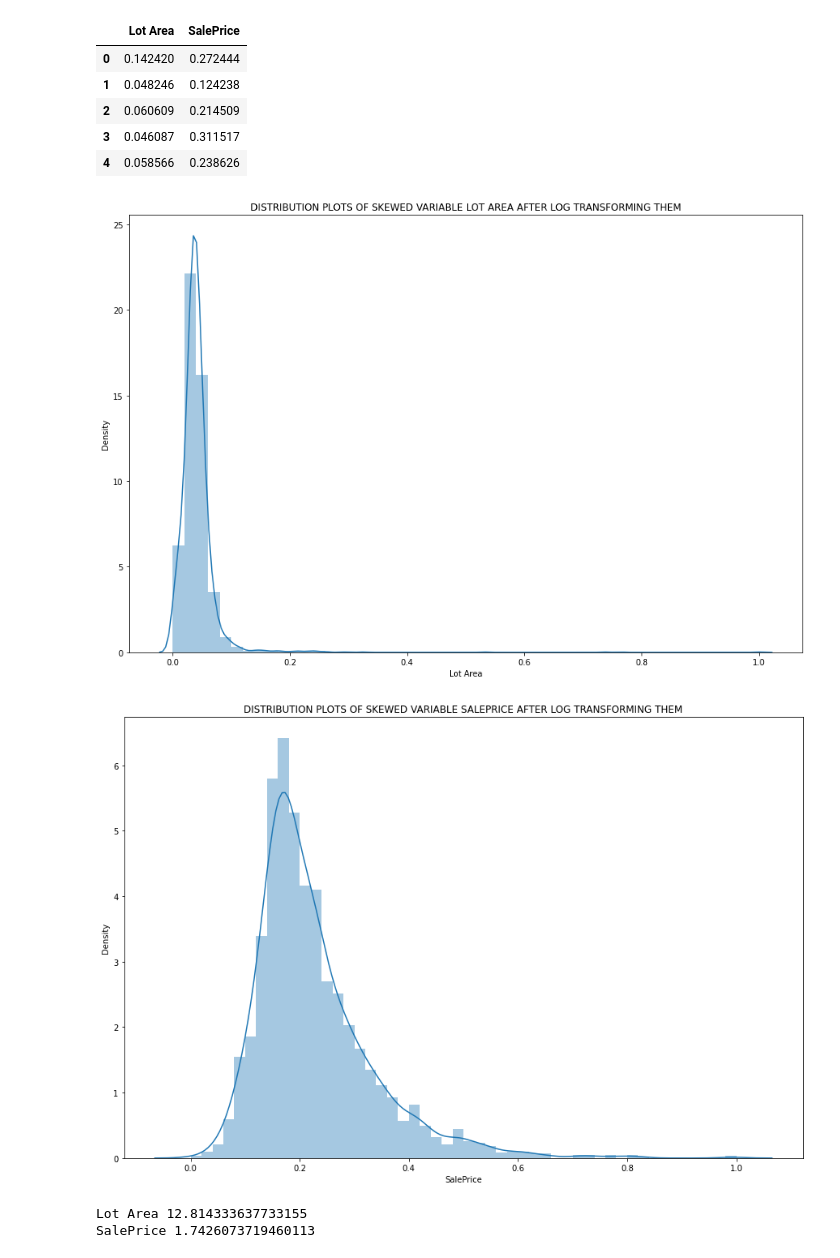
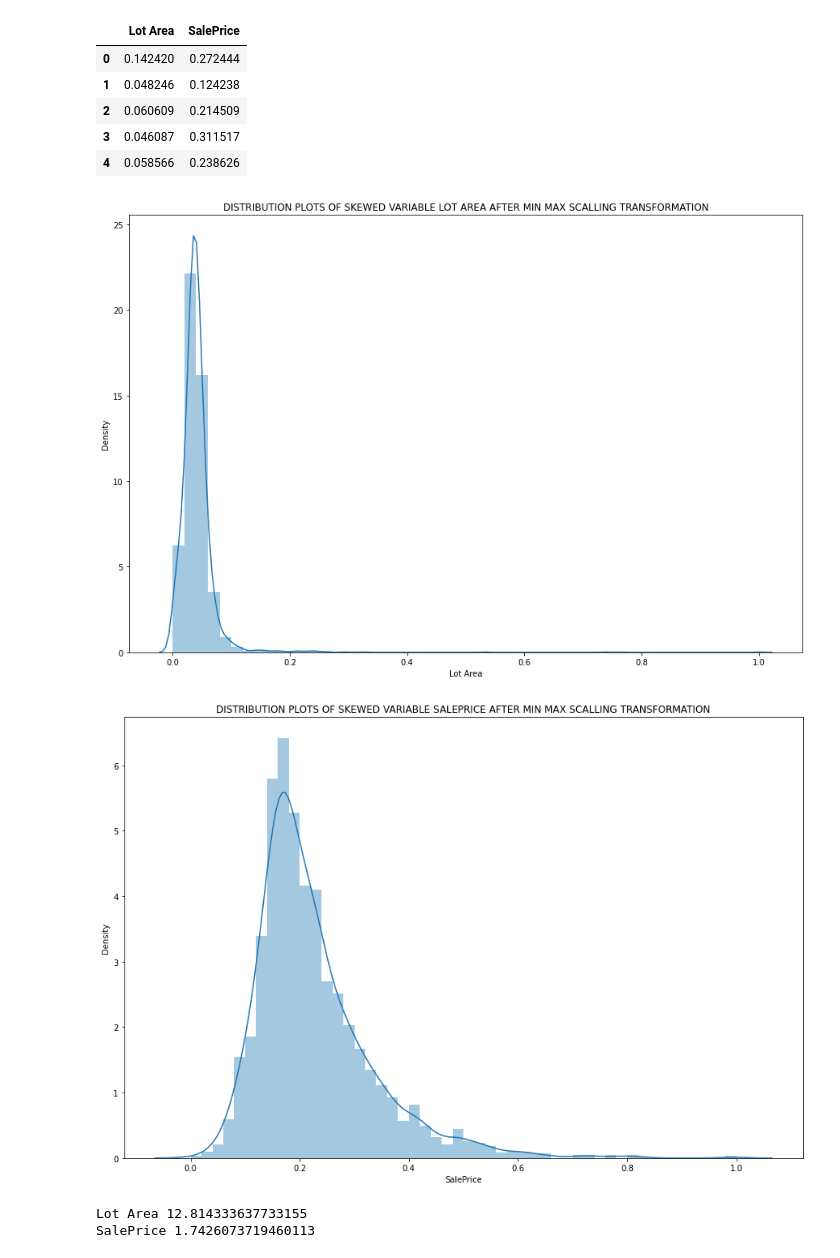
Before and after one commit to Jeremykibiru/Advanced-ML, a Jupyter notebook: project.ipynb, the cells around one changed output. Saved outputs shown, nothing was run; the diff lists cells and outputs as text; code cells hidden in the pictures.

```diff
--- a/project.ipynb
+++ b/project.ipynb
@@ -360,12 +361,12 @@ min_max_df.head()
 # %%
 for col in min_max_df:
     plt.figure(figsize=(15,10))
     sns.distplot(min_max_df[col].dropna())
-    plt.title("DISTRIBUTION PLOTS OF SKEWED VARIABLE "+col.upper()+ " AFTER LOG TRANSFORMING THEM")
+    plt.title("DISTRIBUTION PLOTS OF SKEWED VARIABLE "+col.upper()+ " AFTER MIN MAX SCALLING TRANSFORMATION")
     plt.show()
 # %% [output]
-[figure, old version]
+[figure, new version]
-[figure, old version]
+[figure, new version]
 # %%
 ## getting the skewness values for the 2 columns
 for col in min_max_df.columns:
```
Also changed, not shown: parts of 11 cells of this notebook.
